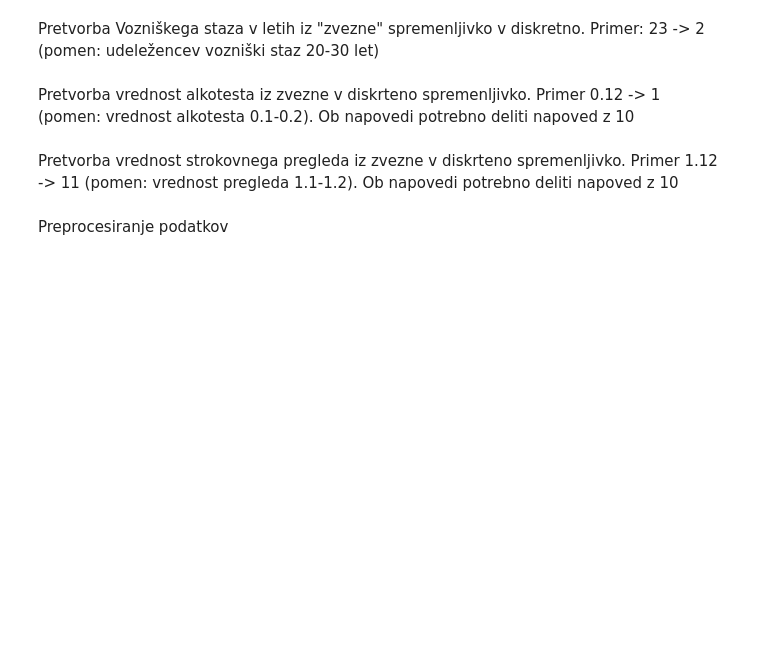
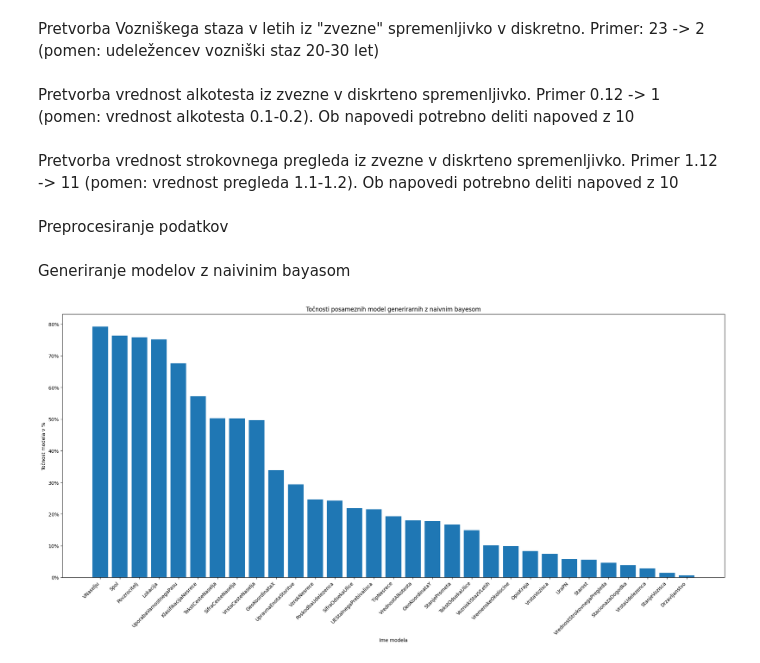
Before and after one commit to BlazJe/PR2520, a Jupyter notebook: model.ipynb, the cells around one changed output. Cells and saved outputs as stored; diff of their text form; code cells hidden in the pictures; blank space fills up the shorter version.

Commit message:
added graph with % on them for each model

```diff
--- a/model.ipynb
+++ b/model.ipynb
@@ -121,3 +124,5 @@ def preprocessData():
     selectedColumns = discretsizeVrednostAlkotesta(selectedColumns)
     selectedColumns = discretsizeVrednostStrokovnegaPregleda(selectedColumns)
     return selectedColumns
+# %% [markdown]
+Generiranje modelov z naivinim bayasom
@@ -124 +151,31 @@ def preprocessData():
+# %%
+def generateAccuracyGraph():
+    f = open("models_naiveBayas/accuracy.txt", "r").readlines()
+    modelName = []
+    accuracy = []
+    for line in f:
+        _, name, acc = line.split()
+        modelName.append(name)
+        accuracy.append((float(acc) * 100  // 0.1 / 10))
+
+    graphData = pd.DataFrame(
+        {
+            "name" : modelName,
+            "accuracy" : accuracy
+        }
+    )
+    graphData = graphData.sort_values(by="accuracy", ascending=False)
+    plt.figure(figsize=(20,10))
+    plt.bar(graphData["name"], graphData["accuracy"])
+    plt.title("Točnosti posameznih modelov generirarnih z naivnim bayesom")
+    plt.ylabel("Točnost modela v %")
+    plt.xlabel("Ime modela")
+    plt.xticks(rotation=45, ha="right")
+    plt.ylim(0, 100)
+    plt.axis("tight")
+    y_ticks = plt.gca().get_yticks()
+    plt.gca().set_yticklabels([f"{int(val)}%" if val.is_integer() else f"{val:.1f}%" for val in y_ticks])
+    plt.tight_layout()
+    plt.savefig("accuracy_graph.png", dpi=300, bbox_inches='tight')
+    plt.show()
 # %%
@@ -144,4 +201,6 @@ def generateModels():
         modelFile.close()
     accuracyList.close()
 # %%
-generateModels()
+generateAccuracyGraph()
+# %% [output]
+[figure, added]
```
Also changed, not shown: parts of 3 cells of this notebook, 28 other files.
